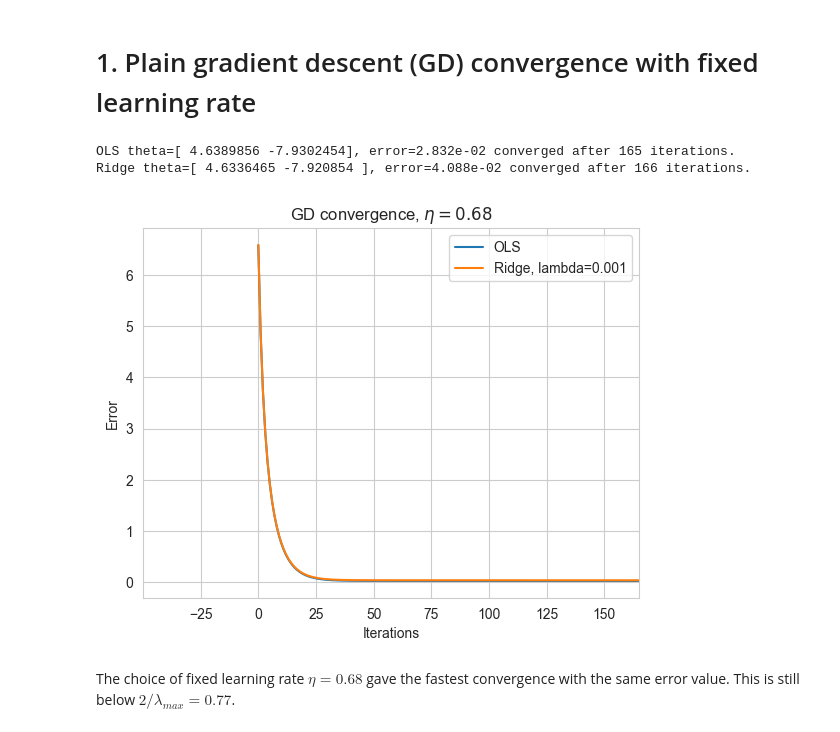
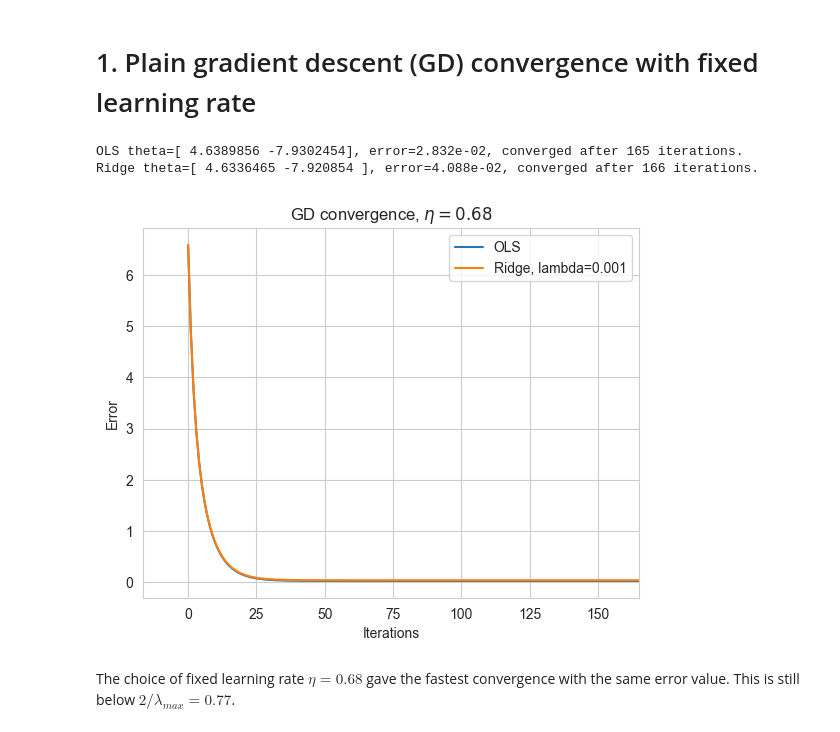
Before and after one commit to LassePladsen/FYS-STK3155-4155, a Jupyter notebook: Weekly exercises/42&42/Week 41&42 Lasse Pladsen.ipynb, the cells around one changed output. Saved outputs shown, nothing was run; the diff lists cells and outputs as text; code cells hidden in the pictures.

```diff
--- a/Weekly exercises/42&42/Week 41&42 Lasse Pladsen.ipynb
+++ b/Weekly exercises/42&42/Week 41&42 Lasse Pladsen.ipynb
@@ -48,7 +48,6 @@ class Ridge(OLS):
     def __init__(self, X, y, lmbda):
         super().__init__(X, y)
         self.lmbda = lmbda
-        self.automatic_grad = grad(self.cost_func)
 
     def cost_func(self, theta):
         return 1 / self.N * jnp.sum((self.y - self.X @ theta)**2) + lmbda * jnp.sum(jnp.abs(theta))
@@ -135,38 +133,39 @@ for epoch_ols in epoch_iters:
         errors_gd_ols[epoch_ols:] = errors_gd_ols[epoch_ols]
         break
 
 # Ridge loop
 theta_gd_ridge_prev = np.zeros(theta_gd_ridge.shape)
 for epoch_ridge in epoch_iters:
     theta_gd_ridge_prev = theta_gd_ridge.copy()
 
     # Plain gradient descent: update theta
     theta_gd_ridge -= learn_rate * grad_ridge(theta_gd_ridge)
 
     # Store MSE as error
     errors_gd_ridge[epoch_ridge] = ridge.cost_func(theta_gd_ridge)
 
     # Convergence test
     if all(abs(theta_gd_ridge - theta_gd_ridge_prev) <= theta_tol):
         errors_gd_ridge[epoch_ridge:] = errors_gd_ridge[epoch_ridge]
         break
 
 plt.plot(epoch_iters, errors_gd_ols, label="OLS")
 plt.plot(epoch_iters, errors_gd_ridge, label=f"Ridge, lambda={lmbda}")
 plt.xlabel("Iterations")
 plt.ylabel(r"Error")
 plt.title(f"GD convergence, $\eta={learn_rate:.2f}$")
-plt.xlim(right=epoch_ols)
+plt.xlim(-0.1 * epoch_ols, epoch_ols)
 plt.grid(True)
 plt.legend()
 
 # Print theta values and convergence times
 print(f"OLS theta={theta_gd_ols.ravel()}, error={errors_gd_ols[-1]:.3e}, converged after {epoch_ols} iterations.")
-print(f"Ridge theta={theta_gd_ridge.ravel()}, error={errors_gd_ridge[-1]:.3e}, converged after {epoch_ridge} iterations.")
+print(
+        f"Ridge theta={theta_gd_ridge.ravel()}, error={errors_gd_ridge[-1]:.3e}, converged after {epoch_ridge} iterations.")
 # %% [output]
-OLS theta=[ 4.6389856 -7.9302454], error=2.832e-02 converged after 165 iterations.
-Ridge theta=[ 4.6336465 -7.920854 ], error=4.088e-02 converged after 166 iterations.
+OLS theta=[ 4.6389856 -7.9302454], error=2.832e-02, converged after 165 iterations.
+Ridge theta=[ 4.6336465 -7.920854 ], error=4.088e-02, converged after 166 iterations.
-[figure, old version]
+[figure, new version]
 # %% [markdown]
 The choice of fixed learning rate $\eta=0.68$ gave the fastest convergence with the same error value. This is still below $2/\lambda_{max}=0.77$.
 # %% [markdown]
```
Also changed, not shown: parts of 22 cells of this notebook.
